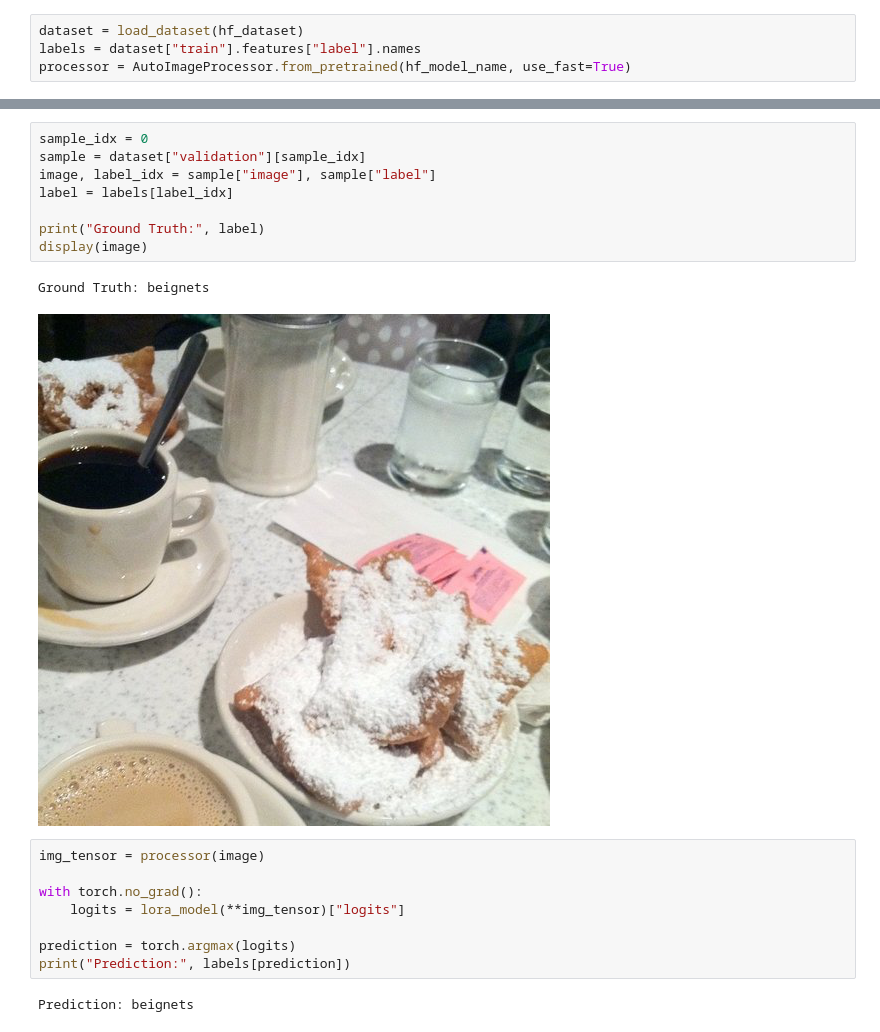
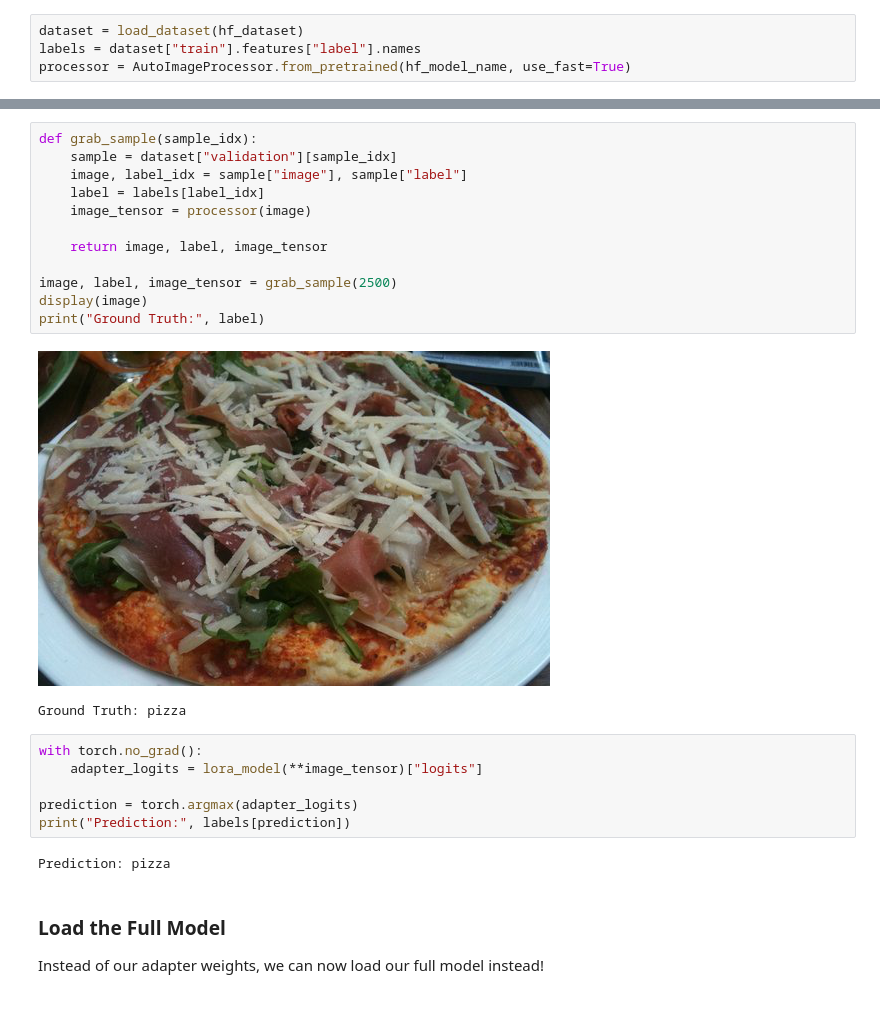
Before and after one commit to manashchak/mcb_PyTorch-Adventures, a Jupyter notebook: PyTorch Tools/LoRA/inference.ipynb, the cells around one changed output, grey strips where cells are left out. Saved outputs shown, nothing was run; the diff lists cells and outputs as text.

```diff
--- a/PyTorch Tools/LoRA/inference.ipynb
+++ b/PyTorch Tools/LoRA/inference.ipynb
@@ -50,21 +41,27 @@ LoRAModel(
 # %%
-sample_idx = 0
-sample = dataset["validation"][sample_idx]
-image, label_idx = sample["image"], sample["label"]
-label = labels[label_idx]
+def grab_sample(sample_idx):
+    sample = dataset["validation"][sample_idx]
+    image, label_idx = sample["image"], sample["label"]
+    label = labels[label_idx]
+    image_tensor = processor(image)
 
+    return image, label, image_tensor
+
+image, label, image_tensor = grab_sample(2500)
+display(image)
 print("Ground Truth:", label)
-display(image)
 # %% [output]
+[figure, new version]
-Ground Truth: beignets
+Ground Truth: pizza
-[figure, old version]
 # %%
-img_tensor = processor(image)
+with torch.no_grad():
+    adapter_logits = lora_model(**image_tensor)["logits"]
 
-with torch.no_grad():
-    logits = lora_model(**img_tensor)["logits"]
-
-prediction = torch.argmax(logits)
+prediction = torch.argmax(adapter_logits)
 print("Prediction:", labels[prediction])
 # %% [output]
-Prediction: beignets
+Prediction: pizza
+# %% [markdown]
+### Load the Full Model
+
+Instead of our adapter weights, we can now load our full model instead!
```
Also changed, not shown: parts of 5 cells of this notebook, 2 other files.
